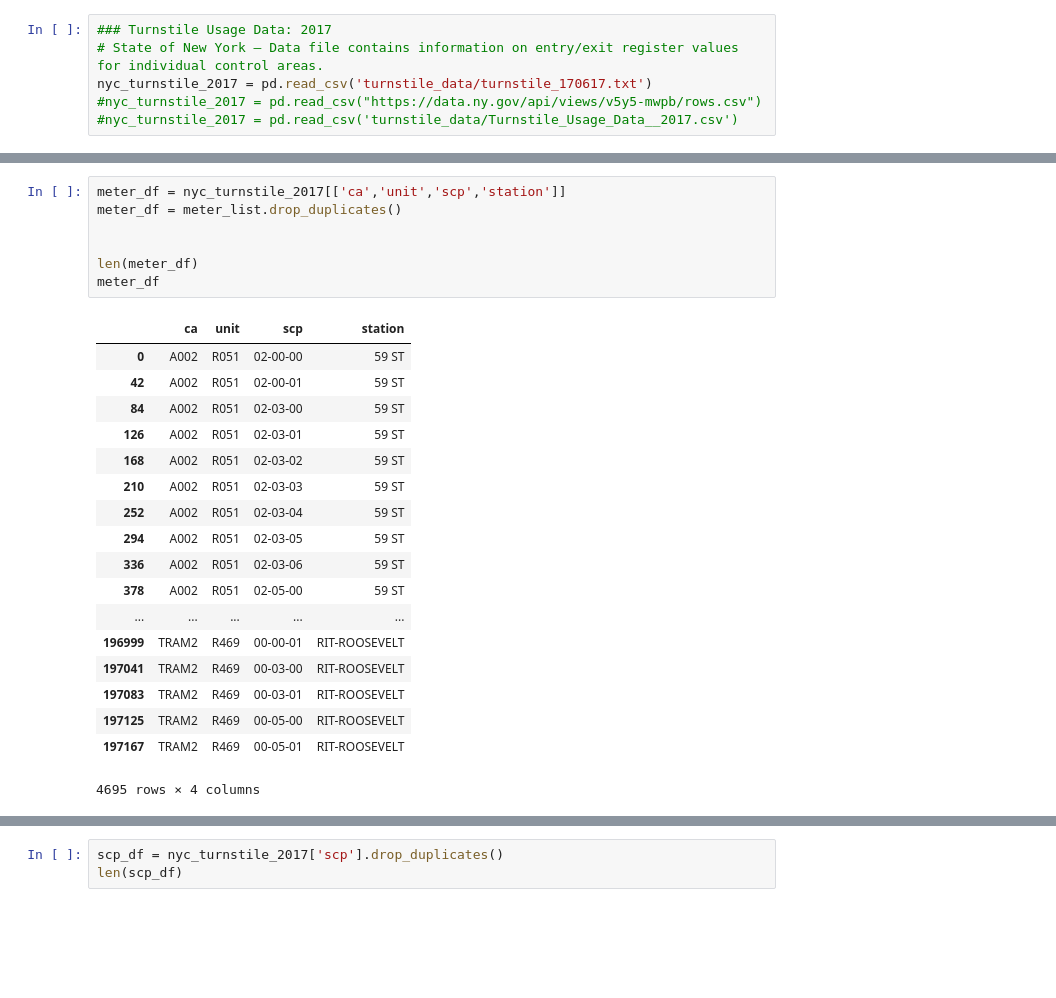
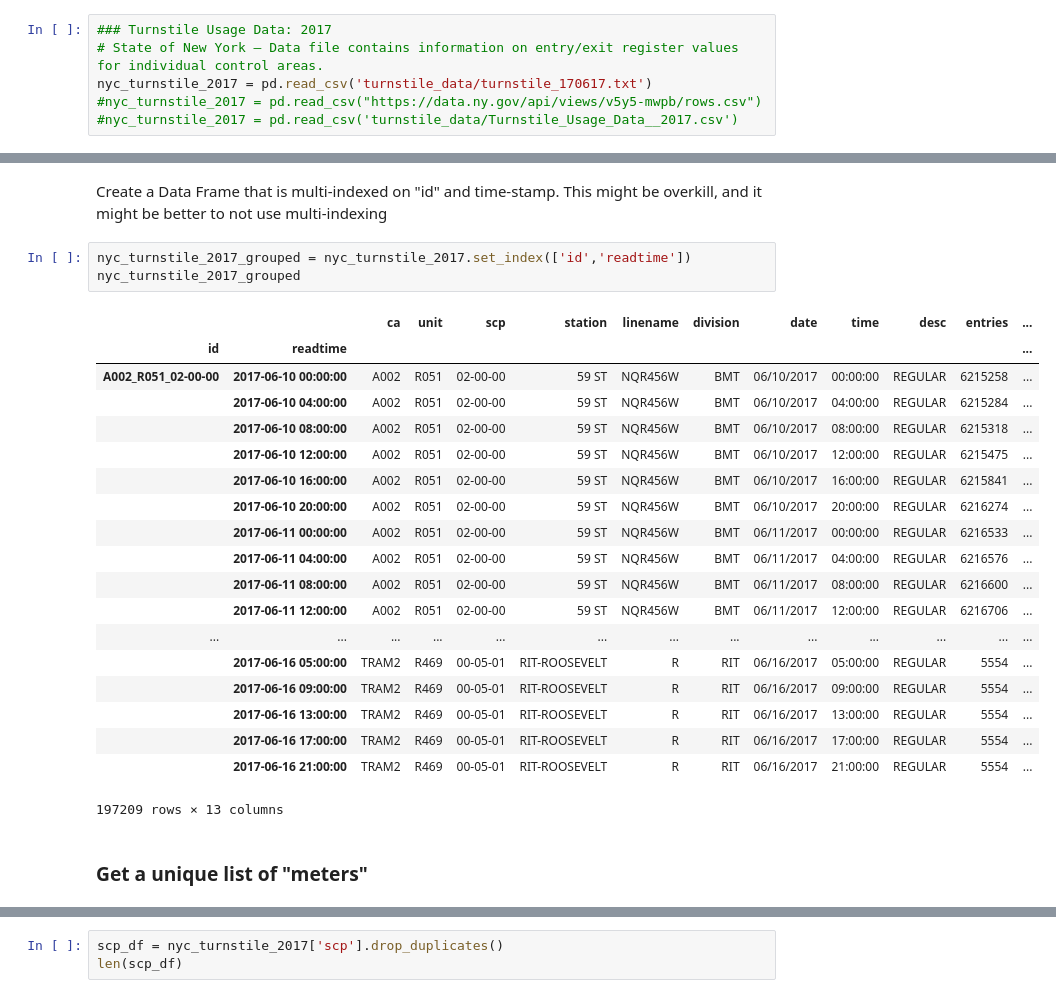
Before and after one commit to everling-prime/benson, a Jupyter notebook: exploration_ML.ipynb, the cells around one changed output, grey strips where cells are left out. Cells and saved outputs as stored; diff of their text form; blank space fills up the shorter version.

```diff
--- a/exploration_ML.ipynb
+++ b/exploration_ML.ipynb
@@ -116,26 +108,27 @@ Name: (A002_R051_02-00-00, 2017-06-10 00:00:00), dtype: object
-# %%
-meter_df = nyc_turnstile_2017[['ca','unit','scp','station']]
-meter_df = meter_list.drop_duplicates()
-
-
-len(meter_df)
-meter_df
-# %% [output]
-|  | ca | unit | scp | station |
-| 0 | A002 | R051 | 02-00-00 | 59 ST |
-| 42 | A002 | R051 | 02-00-01 | 59 ST |
-| 84 | A002 | R051 | 02-03-00 | 59 ST |
-| 126 | A002 | R051 | 02-03-01 | 59 ST |
-| 168 | A002 | R051 | 02-03-02 | 59 ST |
-| 210 | A002 | R051 | 02-03-03 | 59 ST |
-| 252 | A002 | R051 | 02-03-04 | 59 ST |
-| 294 | A002 | R051 | 02-03-05 | 59 ST |
-| 336 | A002 | R051 | 02-03-06 | 59 ST |
-| 378 | A002 | R051 | 02-05-00 | 59 ST |
-| ... | ... | ... | ... | ... |
-| 196999 | TRAM2 | R469 | 00-00-01 | RIT-ROOSEVELT |
-| 197041 | TRAM2 | R469 | 00-03-00 | RIT-ROOSEVELT |
-| 197083 | TRAM2 | R469 | 00-03-01 | RIT-ROOSEVELT |
-| 197125 | TRAM2 | R469 | 00-05-00 | RIT-ROOSEVELT |
-| 197167 | TRAM2 | R469 | 00-05-01 | RIT-ROOSEVELT |
-4695 rows × 4 columns
+# %% [markdown]
+Create a Data Frame that is multi-indexed on "id" and time-stamp. This might be overkill, and it might be better to not use multi-indexing
+# %%
+nyc_turnstile_2017_grouped = nyc_turnstile_2017.set_index(['id','readtime'])
+nyc_turnstile_2017_grouped
+# %% [output]
+|  |  | ca | unit | scp | station | linename | division | date | time | desc | entries | ... |
+| id | readtime |  |  |  |  |  |  |  |  |  |  | ... |
+| A002_R051_02-00-00 | 2017-06-10 00:00:00 | A002 | R051 | 02-00-00 | 59 ST | NQR456W | BMT | 06/10/2017 | 00:00:00 | REGULAR | 6215258 | ... |
+|  | 2017-06-10 04:00:00 | A002 | R051 | 02-00-00 | 59 ST | NQR456W | BMT | 06/10/2017 | 04:00:00 | REGULAR | 6215284 | ... |
+|  | 2017-06-10 08:00:00 | A002 | R051 | 02-00-00 | 59 ST | NQR456W | BMT | 06/10/2017 | 08:00:00 | REGULAR | 6215318 | ... |
+|  | 2017-06-10 12:00:00 | A002 | R051 | 02-00-00 | 59 ST | NQR456W | BMT | 06/10/2017 | 12:00:00 | REGULAR | 6215475 | ... |
+|  | 2017-06-10 16:00:00 | A002 | R051 | 02-00-00 | 59 ST | NQR456W | BMT | 06/10/2017 | 16:00:00 | REGULAR | 6215841 | ... |
+|  | 2017-06-10 20:00:00 | A002 | R051 | 02-00-00 | 59 ST | NQR456W | BMT | 06/10/2017 | 20:00:00 | REGULAR | 6216274 | ... |
+|  | 2017-06-11 00:00:00 | A002 | R051 | 02-00-00 | 59 ST | NQR456W | BMT | 06/11/2017 | 00:00:00 | REGULAR | 6216533 | ... |
+|  | 2017-06-11 04:00:00 | A002 | R051 | 02-00-00 | 59 ST | NQR456W | BMT | 06/11/2017 | 04:00:00 | REGULAR | 6216576 | ... |
+|  | 2017-06-11 08:00:00 | A002 | R051 | 02-00-00 | 59 ST | NQR456W | BMT | 06/11/2017 | 08:00:00 | REGULAR | 6216600 | ... |
+|  | 2017-06-11 12:00:00 | A002 | R051 | 02-00-00 | 59 ST | NQR456W | BMT | 06/11/2017 | 12:00:00 | REGULAR | 6216706 | ... |
+| ... | ... | ... | ... | ... | ... | ... | ... | ... | ... | ... | ... | ... |
+|  | 2017-06-16 05:00:00 | TRAM2 | R469 | 00-05-01 | RIT-ROOSEVELT | R | RIT | 06/16/2017 | 05:00:00 | REGULAR | 5554 | ... |
+|  | 2017-06-16 09:00:00 | TRAM2 | R469 | 00-05-01 | RIT-ROOSEVELT | R | RIT | 06/16/2017 | 09:00:00 | REGULAR | 5554 | ... |
+|  | 2017-06-16 13:00:00 | TRAM2 | R469 | 00-05-01 | RIT-ROOSEVELT | R | RIT | 06/16/2017 | 13:00:00 | REGULAR | 5554 | ... |
+|  | 2017-06-16 17:00:00 | TRAM2 | R469 | 00-05-01 | RIT-ROOSEVELT | R | RIT | 06/16/2017 | 17:00:00 | REGULAR | 5554 | ... |
+|  | 2017-06-16 21:00:00 | TRAM2 | R469 | 00-05-01 | RIT-ROOSEVELT | R | RIT | 06/16/2017 | 21:00:00 | REGULAR | 5554 | ... |
+197209 rows × 13 columns
+# %% [markdown]
+### Get a unique list of "meters"
```
Also changed, not shown: parts of 17 cells of this notebook, 1 other file.
